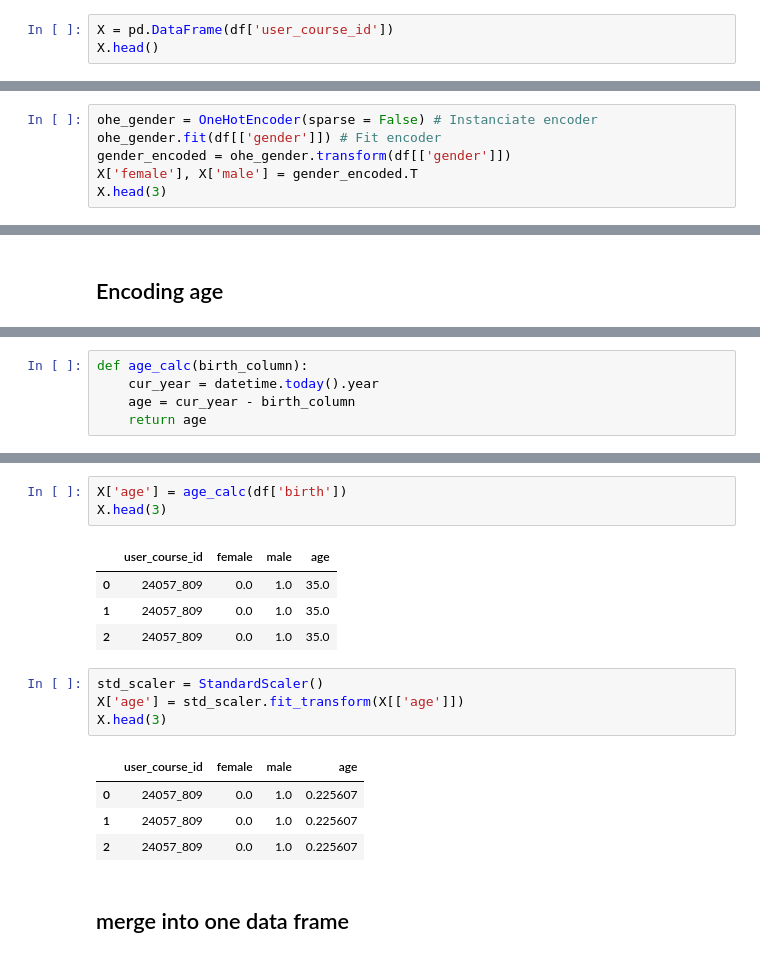
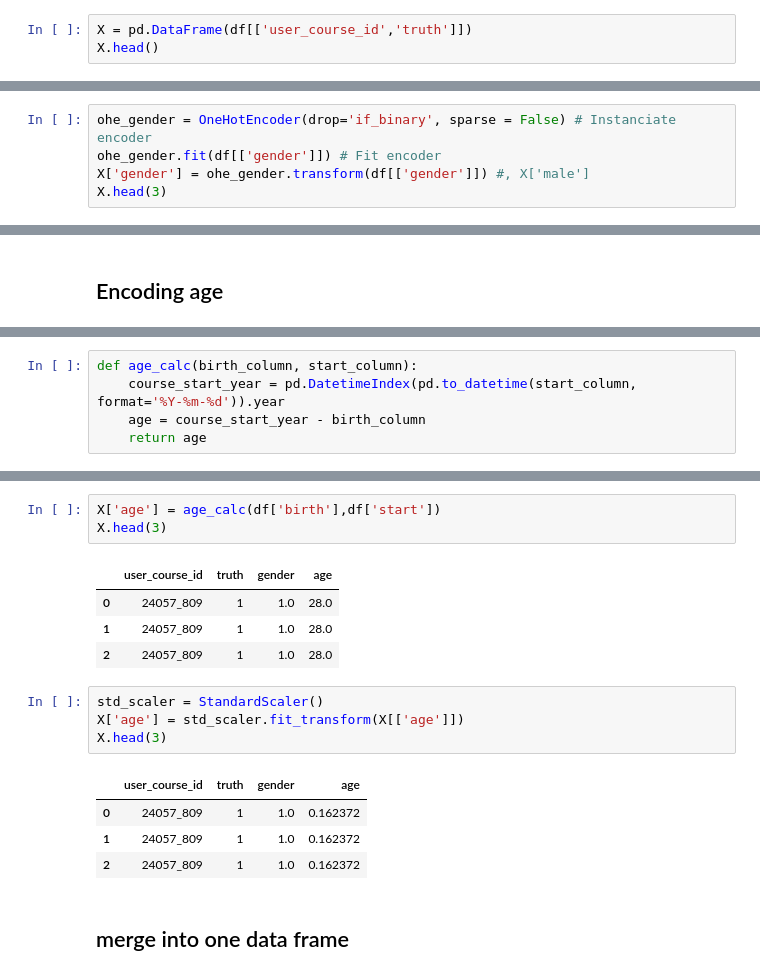
Before and after one commit to Zuza-b/ChangeDEEPly, a Jupyter notebook: notebooks/mooc_feature_encoding.ipynb, the cells around one changed output, grey strips where cells are left out. Saved outputs shown, nothing was run; the diff lists cells and outputs as text.

```diff
--- a/notebooks/mooc_feature_encoding.ipynb
+++ b/notebooks/mooc_feature_encoding.ipynb
@@ -41,6 +41,6 @@ df.head(2)
 | 0 | 24057 | df8ec8baa5af2f61e5426307be9a5e75 | load_video | 1 | 809 | 2015-05-11 20:00:00 | 2015-07-17 00:00:00 | economics | male | Master's | ... |
 | 1 | 24057 | df8ec8baa5af2f61e5426307be9a5e75 | play_video | 1 | 809 | 2015-05-11 20:00:00 | 2015-07-17 00:00:00 | economics | male | Master's | ... |
 # %%
-X = pd.DataFrame(df['user_course_id'])
+X = pd.DataFrame(df[['user_course_id','truth']])
 X.head()
 # %% [output]
@@ -55,9 +55,8 @@ X.head()
 # %% [markdown]
 ## Encoding gender
 # %%
-ohe_gender = OneHotEncoder(sparse = False) # Instanciate encoder
+ohe_gender = OneHotEncoder(drop='if_binary', sparse = False) # Instanciate encoder
 ohe_gender.fit(df[['gender']]) # Fit encoder
-gender_encoded = ohe_gender.transform(df[['gender']])
-X['female'], X['male'] = gender_encoded.T
+X['gender'] = ohe_gender.transform(df[['gender']]) #, X['male']
 X.head(3)
 # %% [output]
@@ -158,5 +186,5 @@ action_X_scaled.head(3)
 # %%
-def age_calc(birth_column):
-    cur_year = datetime.today().year
-    age = cur_year - birth_column
+def age_calc(birth_column, start_column):
+    course_start_year = pd.DatetimeIndex(pd.to_datetime(start_column, format='%Y-%m-%d')).year
+    age = course_start_year - birth_column
     return age
@@ -163,20 +194,20 @@ def age_calc(birth_column):
 # %%
-X['age'] = age_calc(df['birth'])
+X['age'] = age_calc(df['birth'],df['start'])
 X.head(3)
 # %% [output]
-|  | user_course_id | female | male | age |
-| 0 | 24057_809 | 0.0 | 1.0 | 35.0 |
-| 1 | 24057_809 | 0.0 | 1.0 | 35.0 |
-| 2 | 24057_809 | 0.0 | 1.0 | 35.0 |
+|  | user_course_id | truth | gender | age |
+| 0 | 24057_809 | 1 | 1.0 | 28.0 |
+| 1 | 24057_809 | 1 | 1.0 | 28.0 |
+| 2 | 24057_809 | 1 | 1.0 | 28.0 |
 # %%
 std_scaler = StandardScaler()
 X['age'] = std_scaler.fit_transform(X[['age']])
 X.head(3)
 # %% [output]
-|  | user_course_id | female | male | age |
-| 0 | 24057_809 | 0.0 | 1.0 | 0.225607 |
-| 1 | 24057_809 | 0.0 | 1.0 | 0.225607 |
-| 2 | 24057_809 | 0.0 | 1.0 | 0.225607 |
+|  | user_course_id | truth | gender | age |
+| 0 | 24057_809 | 1 | 1.0 | 0.162372 |
+| 1 | 24057_809 | 1 | 1.0 | 0.162372 |
+| 2 | 24057_809 | 1 | 1.0 | 0.162372 |
 # %% [markdown]
 ## merge into one data frame
 # %%
```
Also changed, not shown: parts of 33 cells of this notebook, 1 other file.
